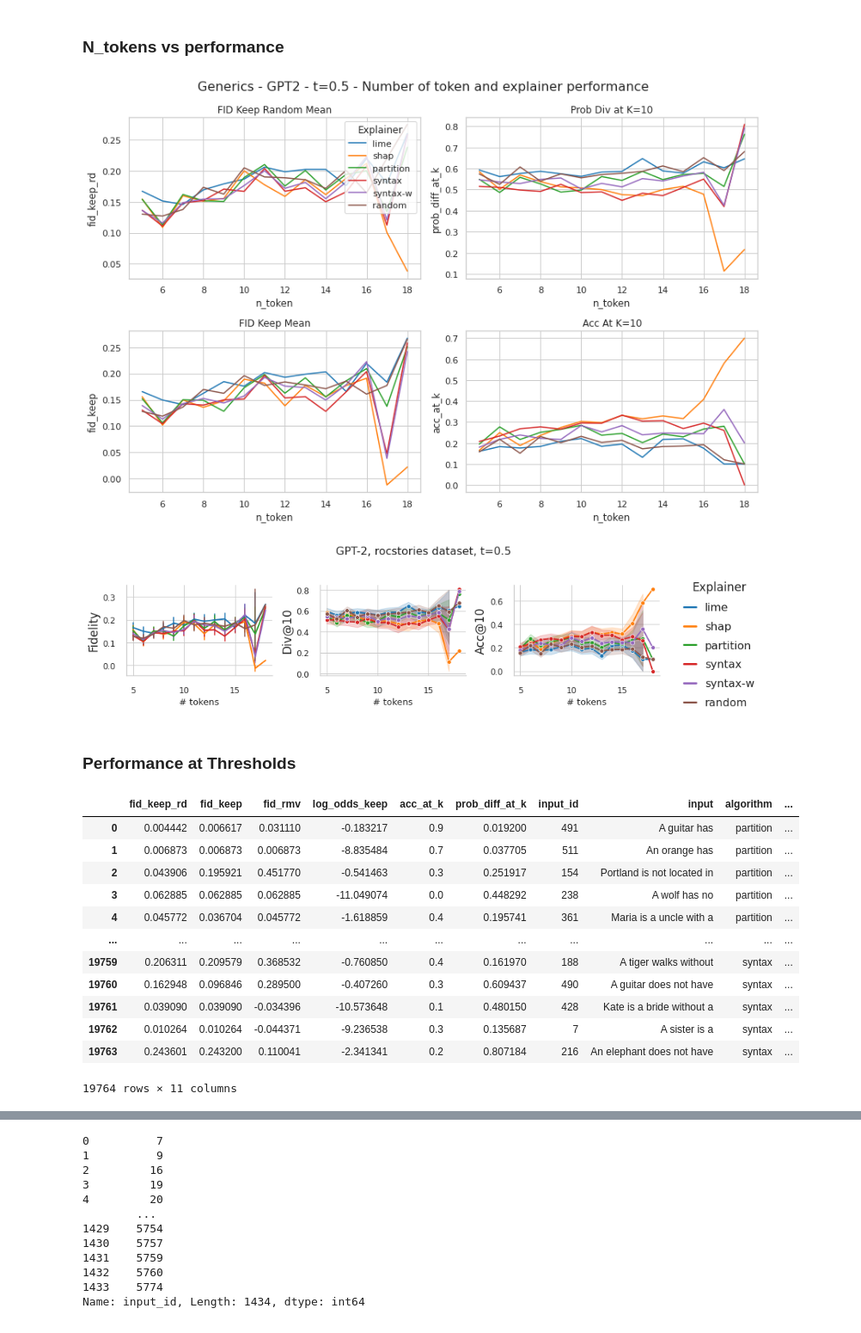
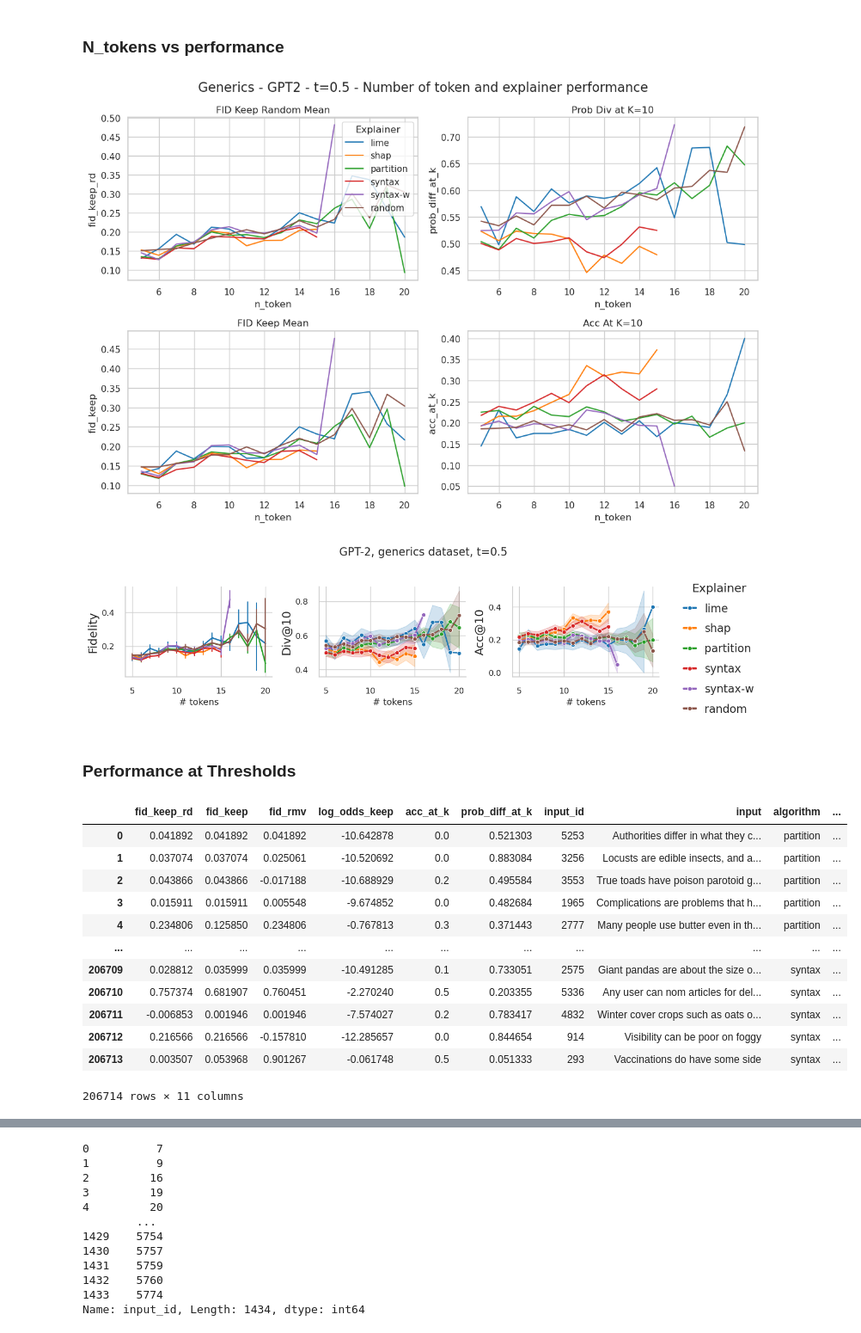
Before and after one commit to k-amara/syntax-shap, a Jupyter notebook: notebooks/Scores_Visualization_GPT2.ipynb, the cells around one changed output, grey strips where cells are left out. Shown at 86% size. Saved outputs shown, nothing was run; the diff lists cells and outputs as text; code cells hidden in the pictures.

```diff
--- a/notebooks/Scores_Visualization_GPT2.ipynb
+++ b/notebooks/Scores_Visualization_GPT2.ipynb
@@ -110,6 +108,6 @@ filtered_df_explanation
 # %%
 
-folder_path = f"/cluster/work/zhang/kamara/syntax-shap/results_ids/scores/{model_name}/{dataset}"  # Replace with your folder path
+folder_path = f"/cluster/work/zhang/kamara/syntax-shap/results/scores/{model_name}/{dataset}"  # Replace with your folder path
 
 # Initialize a list to store the dataframes
 df_list = []
@@ -228,7 +208,7 @@ fig.suptitle('Generics - GPT2 - t=0.5 - Number of token and explainer performanc
 plt.tight_layout()
 plt.show()
 # %% [output]
-[figure, old version]
+[figure, new version]
 # %%
 import pandas as pd
 import seaborn as sns
@@ -289,14 +269,14 @@ sns.despine()
 plt.tight_layout()
 plt.show()
 
-fig.savefig(f"/cluster/home/kamara/syntax-shap/figures/{model_name}/{dataset}/n_token_vs_perf_{model_name}_{dataset}.pdf", bbox_inches='tight', dpi=600)
+#fig.savefig(f"/cluster/home/kamara/syntax-shap/figures/{model_name}/{dataset}/n_token_vs_perf_{model_name}_{dataset}.pdf", bbox_inches='tight', dpi=600)
 # %% [output]
-[figure, old version]
+[figure, new version]
 # %% [markdown]
 ### Performance at Thresholds
 # %%
 
-folder_path = f"/cluster/work/zhang/kamara/syntax-shap/results_ids/scores/{model_name}/{dataset}"  # Replace with your folder path
+folder_path = f"/cluster/work/zhang/kamara/syntax-shap/results/scores/{model_name}/{dataset}"  # Replace with your folder path
 
 # Initialize a list to store the dataframes
 df_list = []
@@ -311,45 +291,45 @@ for root, dirs, files in os.walk(folder_path):
             dataset = parts[-5]
             model_name = parts[-4]
             algorithm = parts[-3]
             seed = parts[-2]
             threshold = parts[-1].split('.pkl')[0]  # Removes the file extension
 
             if (eval(seed) == seed_):
                 # Construct the full file path
                 file_path = os.path.join(folder_path, file)
 
                 # Read the pickle file
                 with open(full_path, 'rb') as file:
                     data = pickle.load(file)
 
                 # Assuming the content is a dictionary, create a DataFrame
                 df = pd.DataFrame(data)
 
                 # Add the extracted details as new columns
                 df['algorithm'] = algorithm
                 df['n_token'] = df['input'].str.split().apply(len)
                 df['threshold'] = eval(threshold)
 
                 # Append to the list of dataframes
                 df_list.append(df)
 
 # Concatenate all dataframes in the list
 df_final = pd.concat(df_list, ignore_index=True)
 df_final
 # %% [output]
 |  | fid_keep_rd | fid_keep | fid_rmv | log_odds_keep | acc_at_k | prob_diff_at_k | input_id | input | algorithm | ... |
-| 0 | 0.004442 | 0.006617 | 0.031110 | -0.183217 | 0.9 | 0.019200 | 491 | A guitar has | partition | ... |
-| 1 | 0.006873 | 0.006873 | 0.006873 | -8.835484 | 0.7 | 0.037705 | 511 | An orange has | partition | ... |
-| 2 | 0.043906 | 0.195921 | 0.451770 | -0.541463 | 0.3 | 0.251917 | 154 | Portland is not located in | partition | ... |
-| 3 | 0.062885 | 0.062885 | 0.062885 | -11.049074 | 0.0 | 0.448292 | 238 | A wolf has no | partition | ... |
-| 4 | 0.045772 | 0.036704 | 0.045772 | -1.618859 | 0.4 | 0.195741 | 361 | Maria is a uncle with a | partition | ... |
+| 0 | 0.041892 | 0.041892 | 0.041892 | -10.642878 | 0.0 | 0.521303 | 5253 | Authorities differ in what they c... | partition | ... |
+| 1 | 0.037074 | 0.037074 | 0.025061 | -10.520692 | 0.0 | 0.883084 | 3256 | Locusts are edible insects, and a... | partition | ... |
+| 2 | 0.043866 | 0.043866 | -0.017188 | -10.688929 | 0.2 | 0.495584 | 3553 | True toads have poison parotoid g... | partition | ... |
+| 3 | 0.015911 | 0.015911 | 0.005548 | -9.674852 | 0.0 | 0.482684 | 1965 | Complications are problems that h... | partition | ... |
+| 4 | 0.234806 | 0.125850 | 0.234806 | -0.767813 | 0.3 | 0.371443 | 2777 | Many people use butter even in th... | partition | ... |
 | ... | ... | ... | ... | ... | ... | ... | ... | ... | ... | ... |
-| 19759 | 0.206311 | 0.209579 | 0.368532 | -0.760850 | 0.4 | 0.161970 | 188 | A tiger walks without | syntax | ... |
-| 19760 | 0.162948 | 0.096846 | 0.289500 | -0.407260 | 0.3 | 0.609437 | 490 | A guitar does not have | syntax | ... |
-| 19761 | 0.039090 | 0.039090 | -0.034396 | -10.573648 | 0.1 | 0.480150 | 428 | Kate is a bride without a | syntax | ... |
-| 19762 | 0.010264 | 0.010264 | -0.044371 | -9.236538 | 0.3 | 0.135687 | 7 | A sister is a | syntax | ... |
-| 19763 | 0.243601 | 0.243200 | 0.110041 | -2.341341 | 0.2 | 0.807184 | 216 | An elephant does not have | syntax | ... |
+| 206709 | 0.028812 | 0.035999 | 0.035999 | -10.491285 | 0.1 | 0.733051 | 2575 | Giant pandas are about the size o... | syntax | ... |
+| 206710 | 0.757374 | 0.681907 | 0.760451 | -2.270240 | 0.5 | 0.203355 | 5336 | Any user can nom articles for del... | syntax | ... |
+| 206711 | -0.006853 | 0.001946 | 0.001946 | -7.574027 | 0.2 | 0.783417 | 4832 | Winter cover crops such as oats o... | syntax | ... |
+| 206712 | 0.216566 | 0.216566 | -0.157810 | -12.285657 | 0.0 | 0.844654 | 914 | Visibility can be poor on foggy | syntax | ... |
+| 206713 | 0.003507 | 0.053968 | 0.901267 | -0.061748 | 0.5 | 0.051333 | 293 | Vaccinations do have some side | syntax | ... |
-19764 rows × 11 columns
+206714 rows × 11 columns
 # %%
 
 import pandas as pd
```
Also changed, not shown: parts of 8 cells of this notebook, 3 other files.
